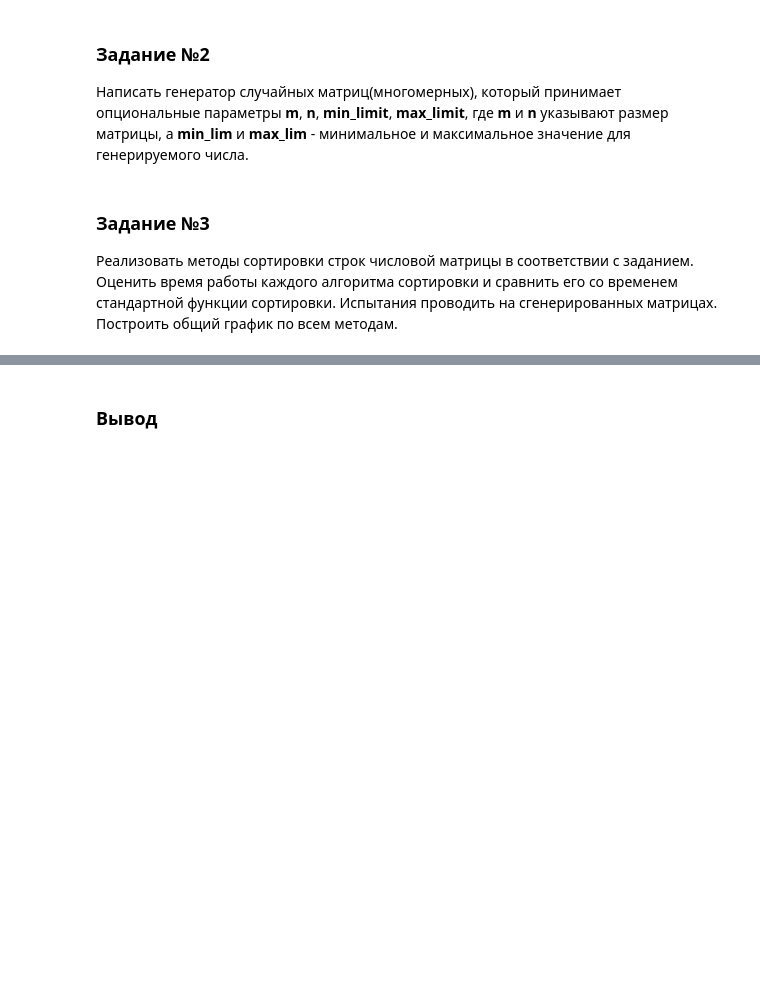
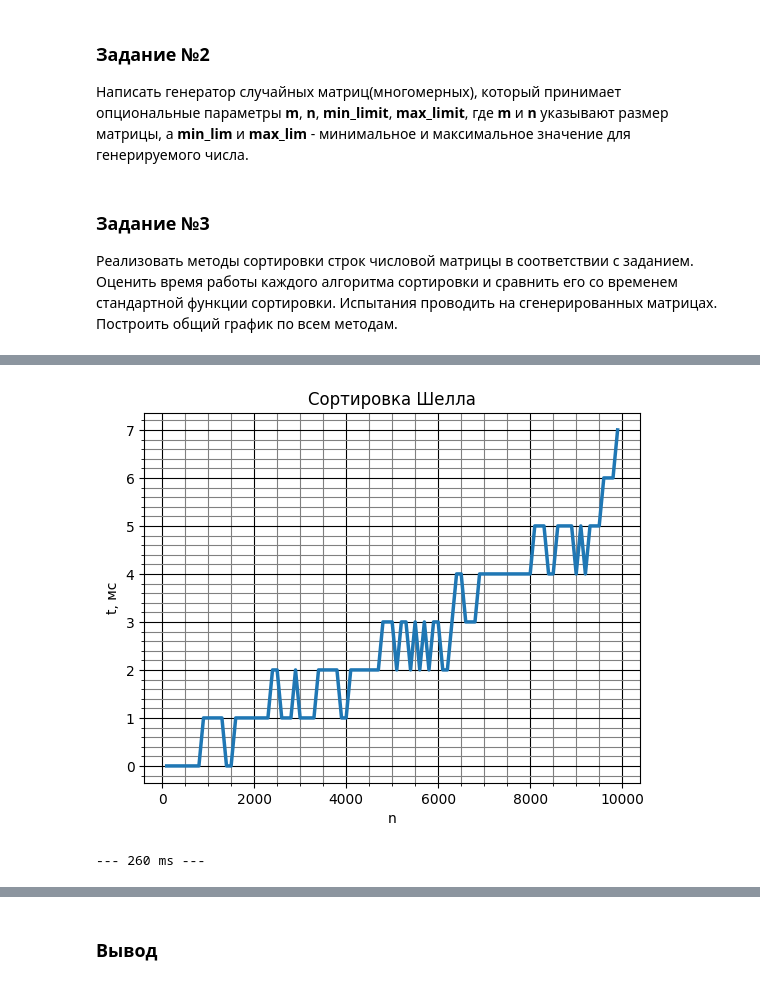
Before and after one commit to veromapixal/courcework, a Jupyter notebook: Labs/Lab1.ipynb, the cells around one changed output, grey strips where cells are left out. Cells and saved outputs as stored; diff of their text form; code cells hidden in the pictures; blank space fills up the shorter version.

```diff
--- a/Labs/Lab1.ipynb
+++ b/Labs/Lab1.ipynb
@@ -53,6 +208,50 @@ print("--- {0} ms ---".format(round((time.time() - start_time)*1000)))
 # %%
-# Сортировка Шелла.
+#Сортировка Шелла
 start_time = time.time()
-#TODO
+
+
+def shell_sort(line):
+    n = len(line)
+    step = n // 2
+    while step > 0:
+        for i in range(step, n):
+            position = i
+            while position >= step and line[position] < line[position - step]:
+                line[position], line[position - step] = line[position - step], line[position]
+                position -= step
+        step = step // 2
+
+
+N = []
+t = []
+n = 100
+
+for m in range(1, 100):
+    matrix = matrix_generator(n, m, 0, 9)
+    start_time = time.time()
+
+    for i in range(0, len(matrix)-1):
+        matrix[i] = shell_sort(matrix[i])
+    Time = round((time.time() - start_time)*1000)
+    amount = n * m
+
+    N.append(amount)
+    t.append(Time)
+
+fig, ax = plt.subplots()
+
+ax.plot(N, t, linewidth = 2.5)
+ax.set_xlabel("n")
+ax.set_ylabel("t, мс")
+ax.set_title('Сортировка Шелла')
+ax.grid(which='major', color = 'k')
+
+ax.minorticks_on()
+ax.grid(which='minor', color = 'gray', linestyle = '-')
+
+plt.show()
 print("--- {0} ms ---".format(round((time.time() - start_time)*1000)))
+# %% [output]
+[figure, added]
+--- 260 ms ---
 # %%
```
Also changed, not shown: parts of 10 cells of this notebook.
